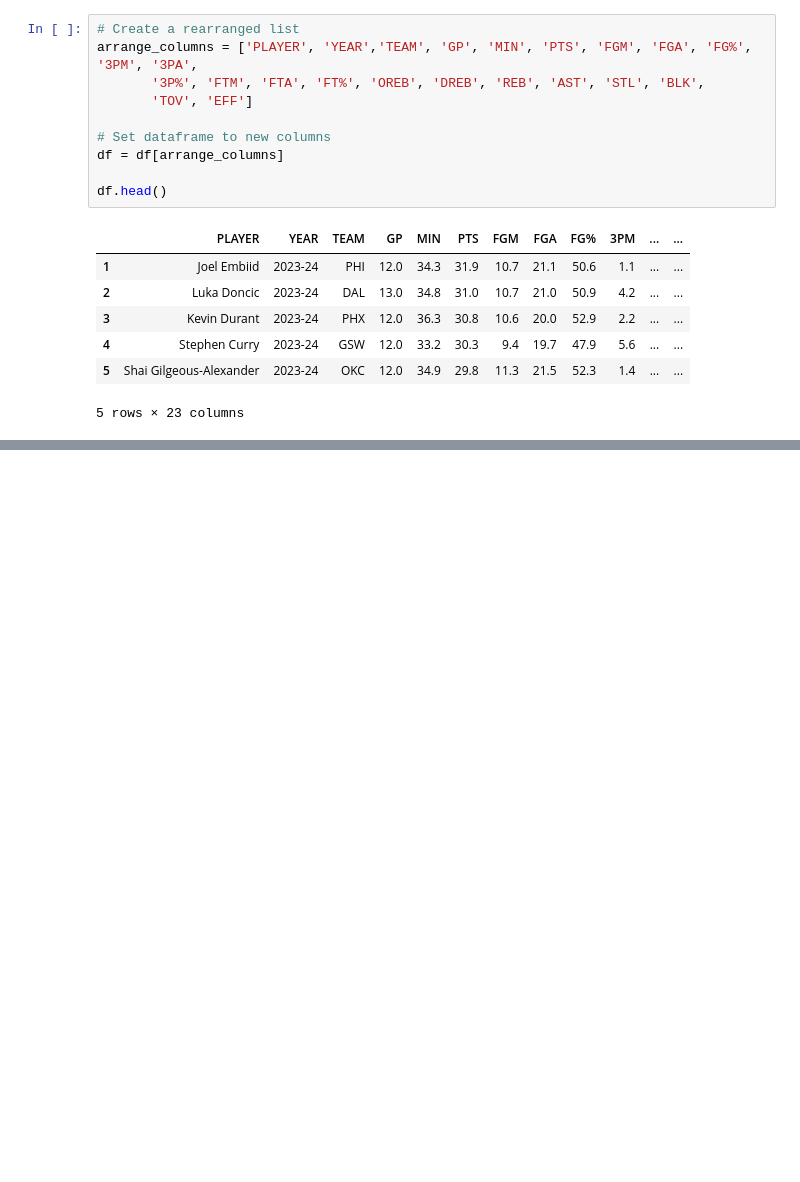
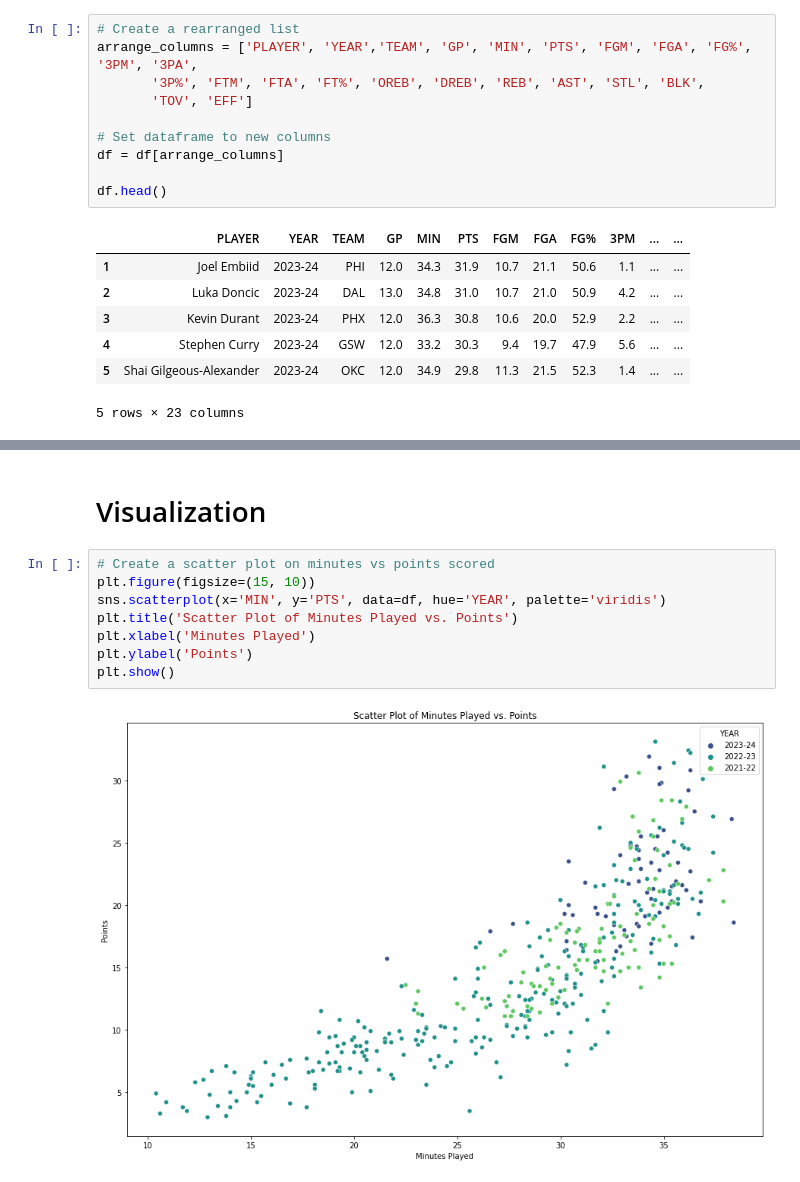
Before and after one commit to VincentGordon-Data-Analyst/nba-web-scraping-project, a Jupyter notebook: nba-data-clearning.ipynb, the cells around one changed output, grey strips where cells are left out. Drawn from its saved outputs; the diff is of its cells as text; blank space fills up the shorter version.

```diff
--- a/nba-data-clearning.ipynb
+++ b/nba-data-clearning.ipynb
@@ -61,0 +92,12 @@ df.head()
+# %% [markdown]
+# Visualization
+# %%
+# Create a scatter plot on minutes vs points scored
+plt.figure(figsize=(15, 10))
+sns.scatterplot(x='MIN', y='PTS', data=df, hue='YEAR', palette='viridis')
+plt.title('Scatter Plot of Minutes Played vs. Points')
+plt.xlabel('Minutes Played')
+plt.ylabel('Points')
+plt.show()
+# %% [output]
+[figure, added]
```
Also changed, not shown: parts of 7 cells of this notebook, 1 other file.
